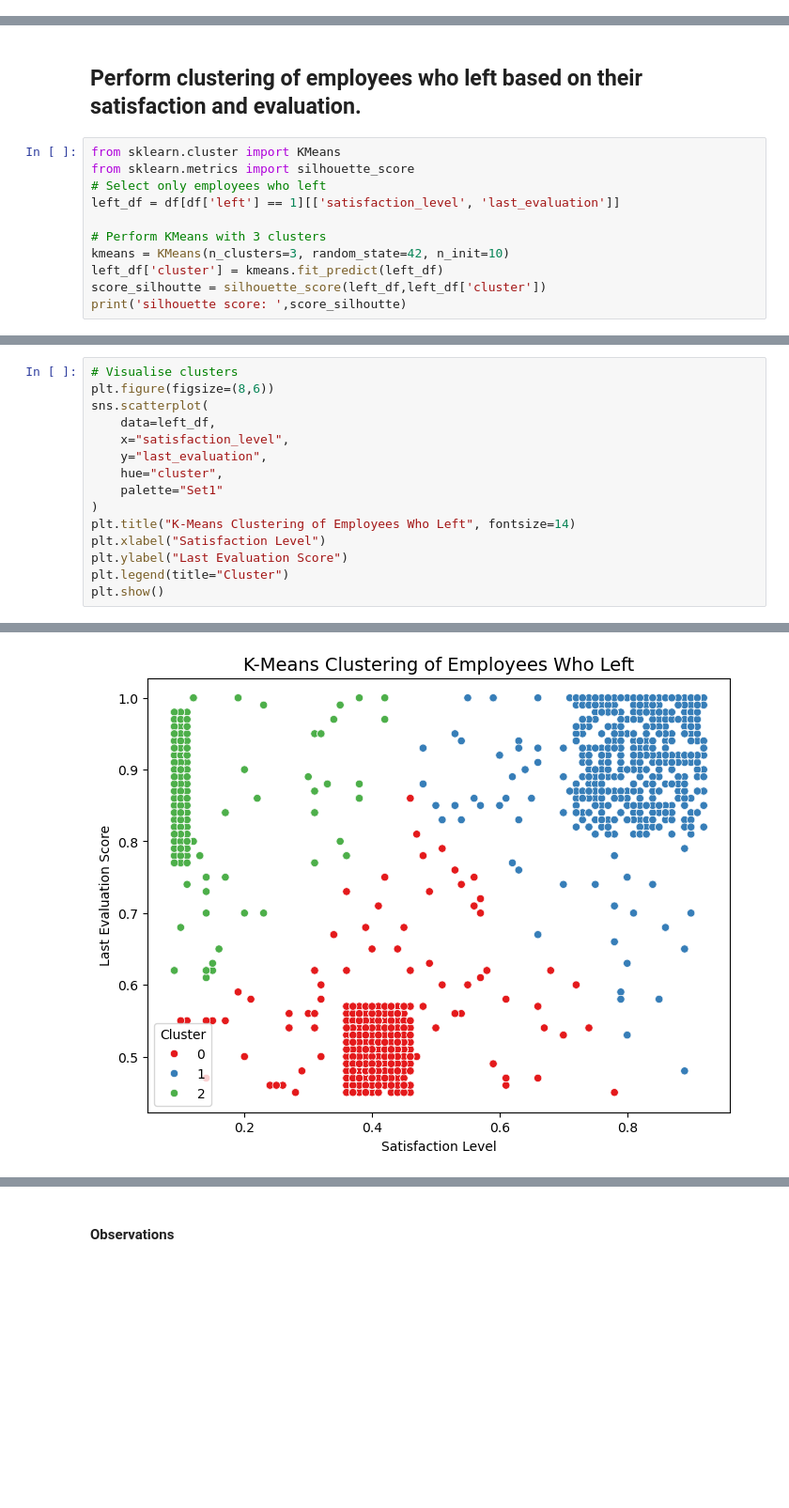
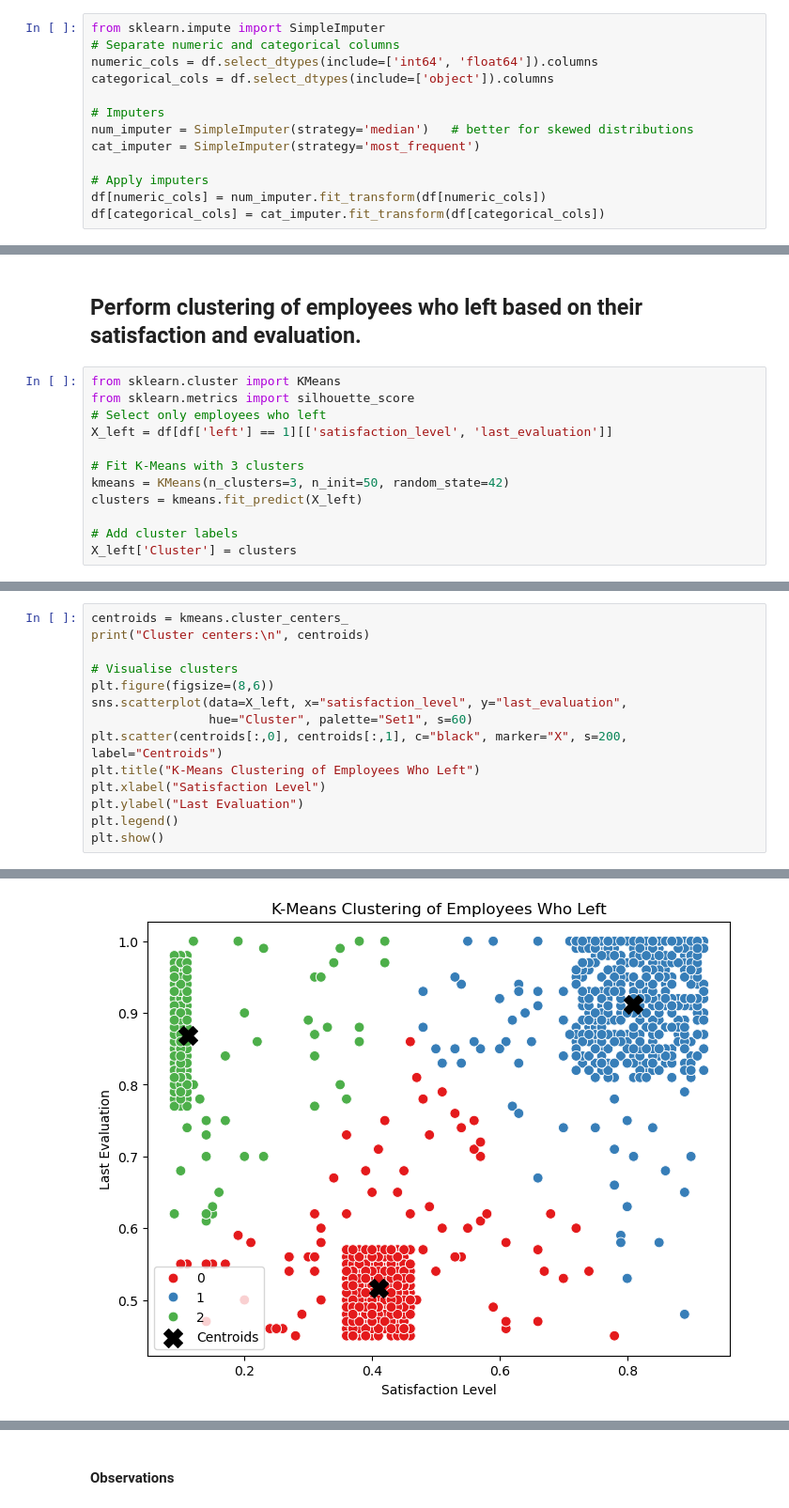
Before and after one commit to aaditya-wangikar/Employee-turnover-analytics, a Jupyter notebook: Employee_turnover_analytics.ipynb, the cells around one changed output, grey strips where cells are left out. Shown at 94% size. Cells and saved outputs as stored; diff of their text form; blank space fills up the shorter version.

```diff
--- a/Employee_turnover_analytics.ipynb
+++ b/Employee_turnover_analytics.ipynb
@@ -88,6 +88,19 @@ promotion_last_5years    0
 Department               0
 salary                   0
 dtype: int64
+# %%
+from sklearn.impute import SimpleImputer
+# Separate numeric and categorical columns
+numeric_cols = df.select_dtypes(include=['int64', 'float64']).columns
+categorical_cols = df.select_dtypes(include=['object']).columns
+
+# Imputers
+num_imputer = SimpleImputer(strategy='median')   # better for skewed distributions
+cat_imputer = SimpleImputer(strategy='most_frequent')
+
+# Apply imputers
+df[numeric_cols] = num_imputer.fit_transform(df[numeric_cols])
+df[categorical_cols] = cat_imputer.fit_transform(df[categorical_cols])
 # %% [markdown]
 ## Understand what factors contributed most to employee turnover at EDA.
 # %% [markdown]
@@ -215,10 +242,11 @@ plt.show()
 from sklearn.cluster import KMeans
 from sklearn.metrics import silhouette_score
 # Select only employees who left
-left_df = df[df['left'] == 1][['satisfaction_level', 'last_evaluation']]
+X_left = df[df['left'] == 1][['satisfaction_level', 'last_evaluation']]
 
-# Perform KMeans with 3 clusters
-kmeans = KMeans(n_clusters=3, random_state=42, n_init=10)
-left_df['cluster'] = kmeans.fit_predict(left_df)
-score_silhoutte = silhouette_score(left_df,left_df['cluster'])
-print('silhouette score: ',score_silhoutte)
+# Fit K-Means with 3 clusters
+kmeans = KMeans(n_clusters=3, n_init=50, random_state=42)
+clusters = kmeans.fit_predict(X_left)
+
+# Add cluster labels
+X_left['Cluster'] = clusters
@@ -227,16 +253,15 @@ silhouette score:  0.9163877837050199
 # %%
+centroids = kmeans.cluster_centers_
+print("Cluster centers:\n", centroids)
+
 # Visualise clusters
 plt.figure(figsize=(8,6))
-sns.scatterplot(
-    data=left_df,
-    x="satisfaction_level",
-    y="last_evaluation",
-    hue="cluster",
-    palette="Set1"
-)
-plt.title("K-Means Clustering of Employees Who Left", fontsize=14)
+sns.scatterplot(data=X_left, x="satisfaction_level", y="last_evaluation",
+                hue="Cluster", palette="Set1", s=60)
+plt.scatter(centroids[:,0], centroids[:,1], c="black", marker="X", s=200, label="Centroids")
+plt.title("K-Means Clustering of Employees Who Left")
 plt.xlabel("Satisfaction Level")
-plt.ylabel("Last Evaluation Score")
-plt.legend(title="Cluster")
+plt.ylabel("Last Evaluation")
+plt.legend()
 plt.show()
 # %% [output]
@@ -243 +272 @@ plt.show()
-[figure, old version]
+[figure, new version]
```
Also changed, not shown: parts of 35 cells of this notebook.
